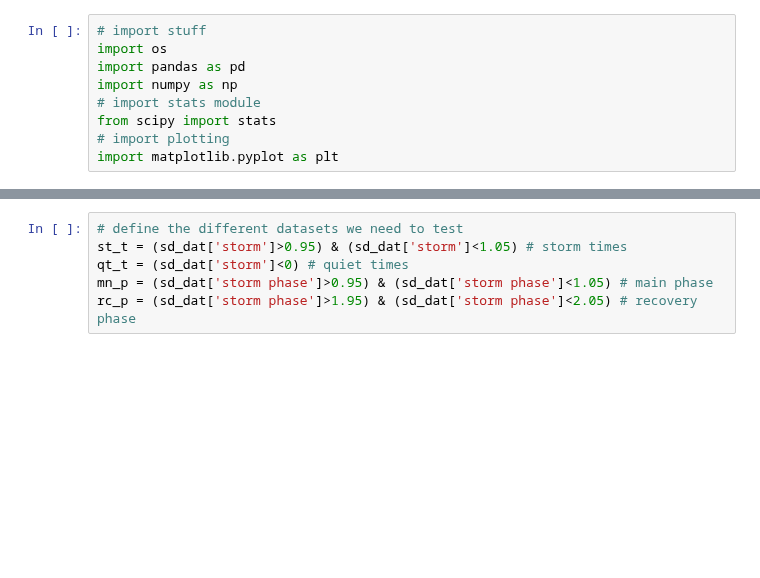
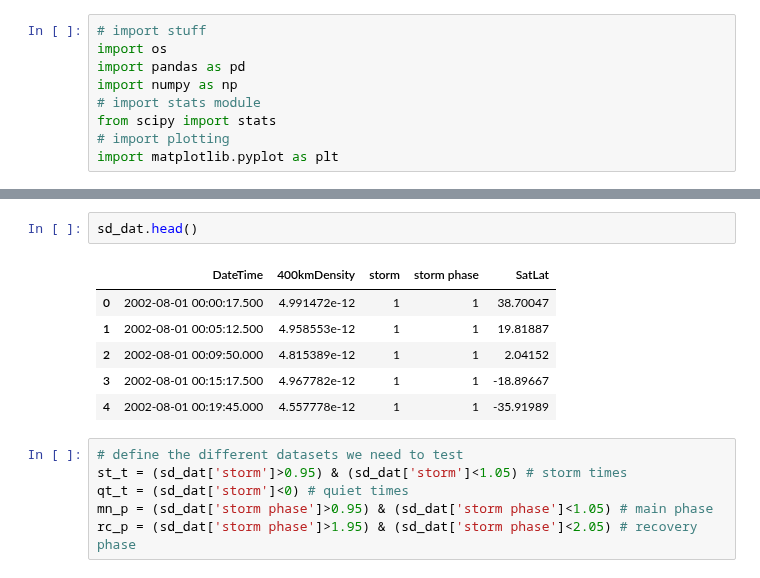
Before and after one commit to kylermurphy/SatDrag, a Jupyter notebook: Notebooks/Drag_KS_stat.ipynb, the cells around one changed output, grey strips where cells are left out. Cells and saved outputs as stored; diff of their text form; blank space fills up the shorter version.

```diff
--- a/Notebooks/Drag_KS_stat.ipynb
+++ b/Notebooks/Drag_KS_stat.ipynb
@@ -99,3 +100,12 @@ Index(['Datetime', '400kmDensity', 'DensityHeight', 'DenUncertainty', 'storm',
+# %%
+sd_dat.head()
+# %% [output]
+|  | DateTime | 400kmDensity | storm | storm phase | SatLat |
+| 0 | 2002-08-01 00:00:17.500 | 4.991472e-12 | 1 | 1 | 38.70047 |
+| 1 | 2002-08-01 00:05:12.500 | 4.958553e-12 | 1 | 1 | 19.81887 |
+| 2 | 2002-08-01 00:09:50.000 | 4.815389e-12 | 1 | 1 | 2.04152 |
+| 3 | 2002-08-01 00:15:17.500 | 4.967782e-12 | 1 | 1 | -18.89667 |
+| 4 | 2002-08-01 00:19:45.000 | 4.557778e-12 | 1 | 1 | -35.91989 |
 # %%
 # define the different datasets we need to test
 st_t = (sd_dat['storm']>0.95) & (sd_dat['storm']<1.05) # storm times
```
Also changed, not shown: parts of 9 cells of this notebook, 3 other files.
